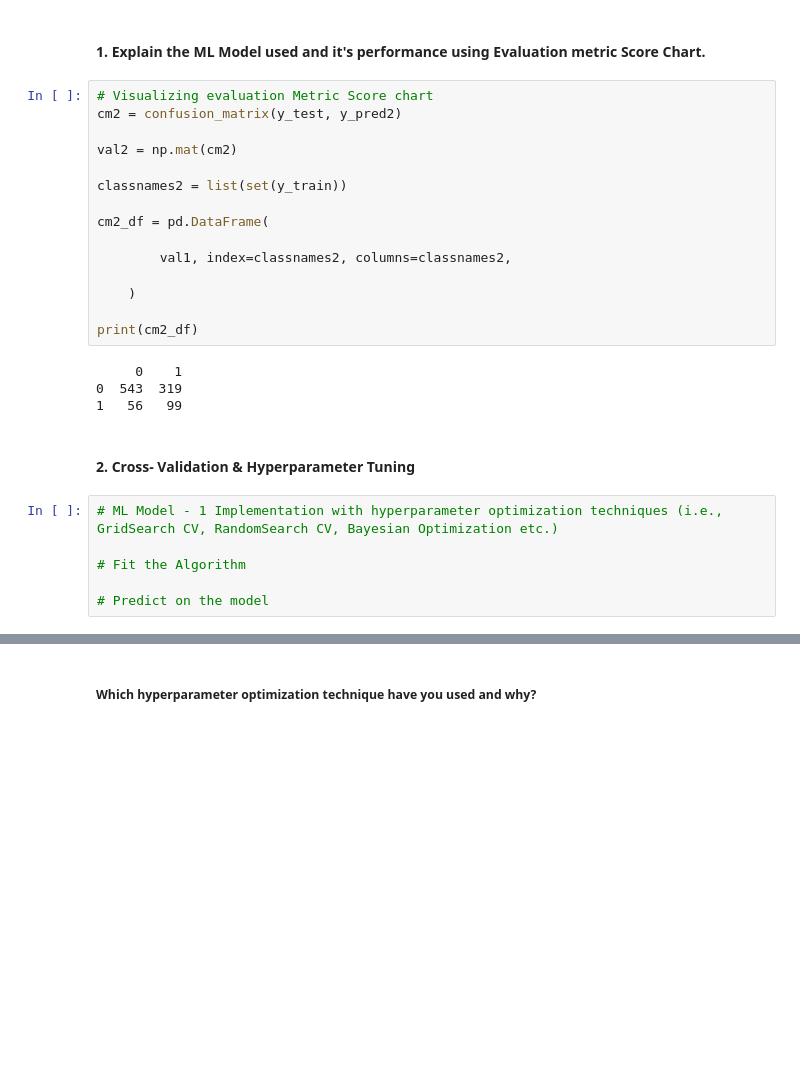
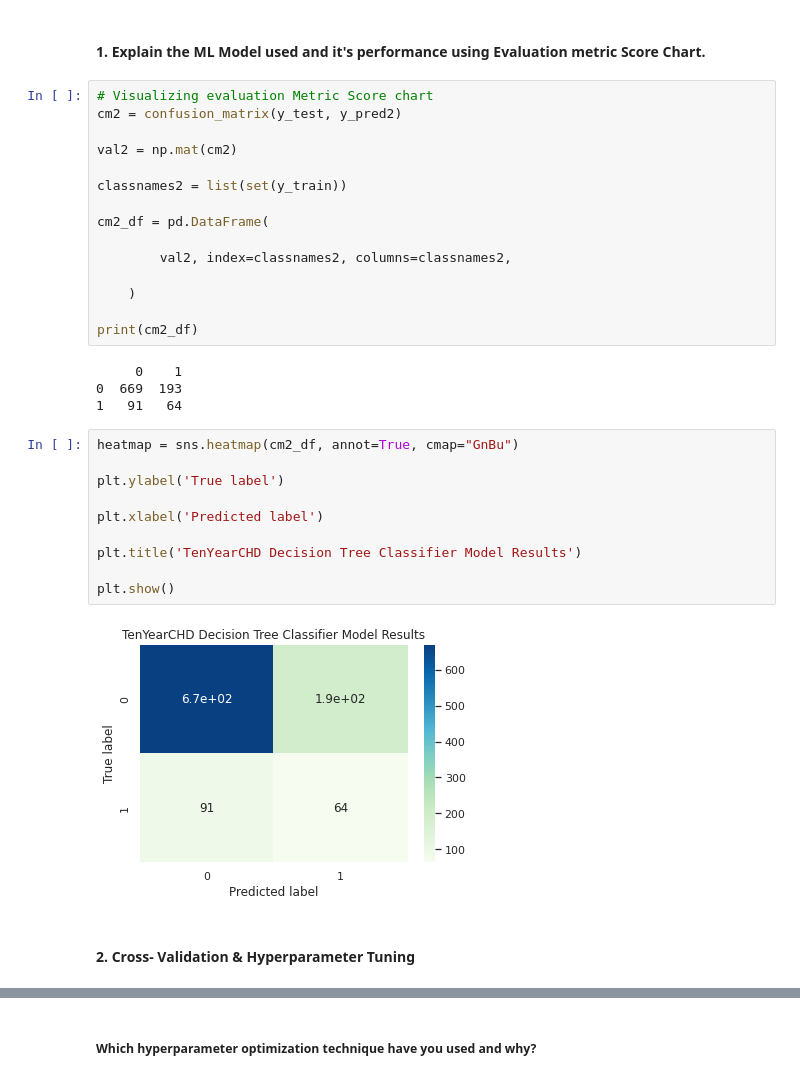
Before and after one commit to abhishekdhasmana17/Cardiovascular-Risk-Prediction, a Jupyter notebook: Cardiovascular_Risk_Prediction.ipynb, the cells around one changed output, grey strips where cells are left out. Drawn from its saved outputs; the diff is of its cells as text; blank space fills up the shorter version.

```diff
--- a/Cardiovascular_Risk_Prediction.ipynb
+++ b/Cardiovascular_Risk_Prediction.ipynb
@@ -1599,20 +1599,26 @@ classnames2 = list(set(y_train))
 
 cm2_df = pd.DataFrame(
 
-        val1, index=classnames2, columns=classnames2,
+        val2, index=classnames2, columns=classnames2,
 
     )
 
 print(cm2_df)
 # %% [output]
      0    1
-0  543  319
-1   56   99
+0  669  193
+1   91   64
+# %%
+heatmap = sns.heatmap(cm2_df, annot=True, cmap="GnBu")
+
+plt.ylabel('True label')
+
+plt.xlabel('Predicted label')
+
+plt.title('TenYearCHD Decision Tree Classifier Model Results')
+
+plt.show()
+# %% [output]
+[figure, added]
 # %% [markdown]
 #### 2. Cross- Validation & Hyperparameter Tuning
-# %%
-# ML Model - 1 Implementation with hyperparameter optimization techniques (i.e., GridSearch CV, RandomSearch CV, Bayesian Optimization etc.)
-
-# Fit the Algorithm
-
-# Predict on the model
```
Also changed, not shown: parts of 6 cells of this notebook.
